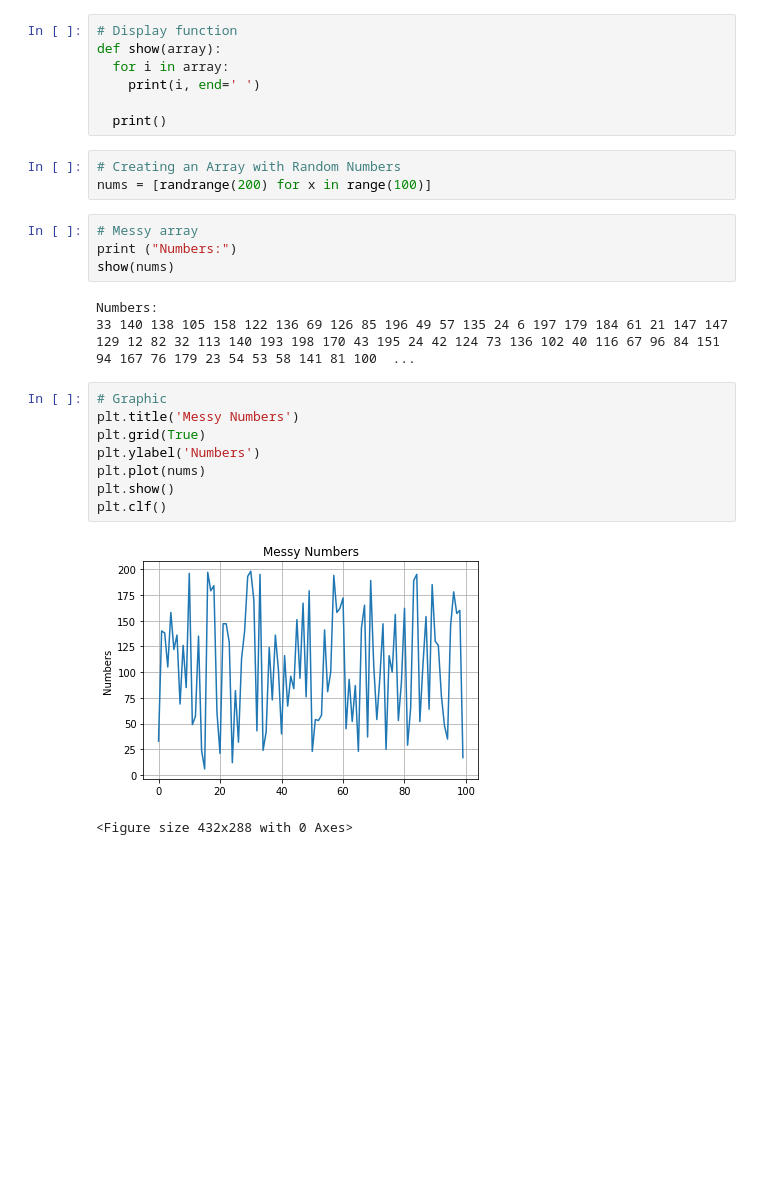
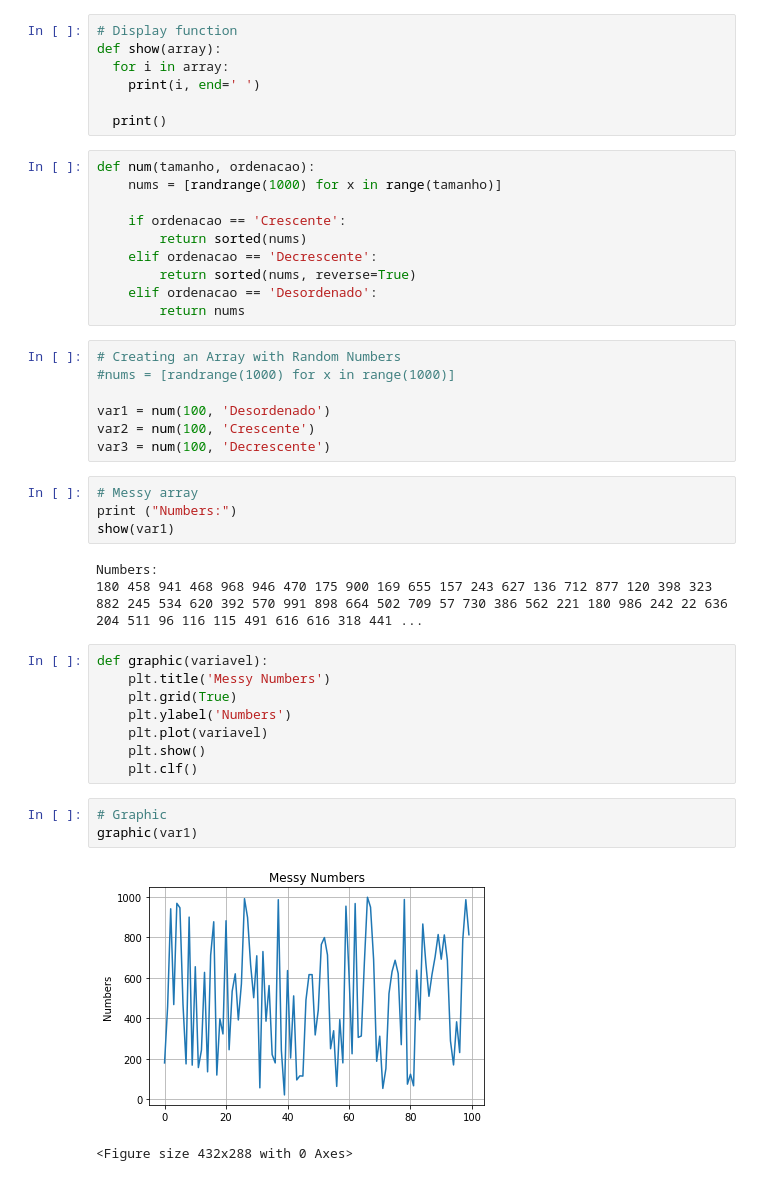
Before and after one commit to vitornascimentto/PAA, a Jupyter notebook: Jupyter/Gnome.ipynb, the cells around one changed output. Drawn from its saved outputs; the diff is of its cells as text; blank space fills up the shorter version.

```diff
--- a/Jupyter/Gnome.ipynb
+++ b/Jupyter/Gnome.ipynb
@@ -28,26 +36,43 @@ def show(array):
     print(i, end=' ')
 
   print()
+# %%
+def num(tamanho, ordenacao):
+    nums = [randrange(1000) for x in range(tamanho)]
+
+    if ordenacao == 'Crescente':
+        return sorted(nums)
+    elif ordenacao == 'Decrescente':
+        return sorted(nums, reverse=True)
+    elif ordenacao == 'Desordenado':
+        return nums
 # %%
 # Creating an Array with Random Numbers
-nums = [randrange(200) for x in range(100)]
+#nums = [randrange(1000) for x in range(1000)]
+
+var1 = num(100, 'Desordenado')
+var2 = num(100, 'Crescente')
+var3 = num(100, 'Decrescente')
 # %%
 # Messy array
 print ("Numbers:")
-show(nums)
+show(var1)
 # %% [output]
 Numbers:
-33 140 138 105 158 122 136 69 126 85 196 49 57 135 24 6 197 179 184 61 21 147 147 129 12 82 32 113 140 193 198 170 43 195 24 42 124 73 136 102 40 116 67 96 84 151 94 167 76 179 23 54 53 58 141 81 100  ...
+180 458 941 468 968 946 470 175 900 169 655 157 243 627 136 712 877 120 398 323 882 245 534 620 392 570 991 898 664 502 709 57 730 386 562 221 180 986 242 22 636 204 511 96 116 115 491 616 616 318 441 ...
 # %%
-# Graphic
-plt.title('Messy Numbers')
-plt.grid(True)
-plt.ylabel('Numbers')
-plt.plot(nums)
-plt.show()
-plt.clf()
+def graphic(variavel):
+    plt.title('Messy Numbers')
+    plt.grid(True)
+    plt.ylabel('Numbers')
+    plt.plot(variavel)
+    plt.show()
+    plt.clf()
-# %% [output]
-[figure, removed]
-<Figure size 432x288 with 0 Axes>
+# %%
+# Graphic
+graphic(var1)
+# %% [output]
+[figure, added]
+<Figure size 432x288 with 0 Axes>
 # %%
 # Calling the sorting function
```
Also changed, not shown: parts of 20 cells of this notebook, 3 other files.
